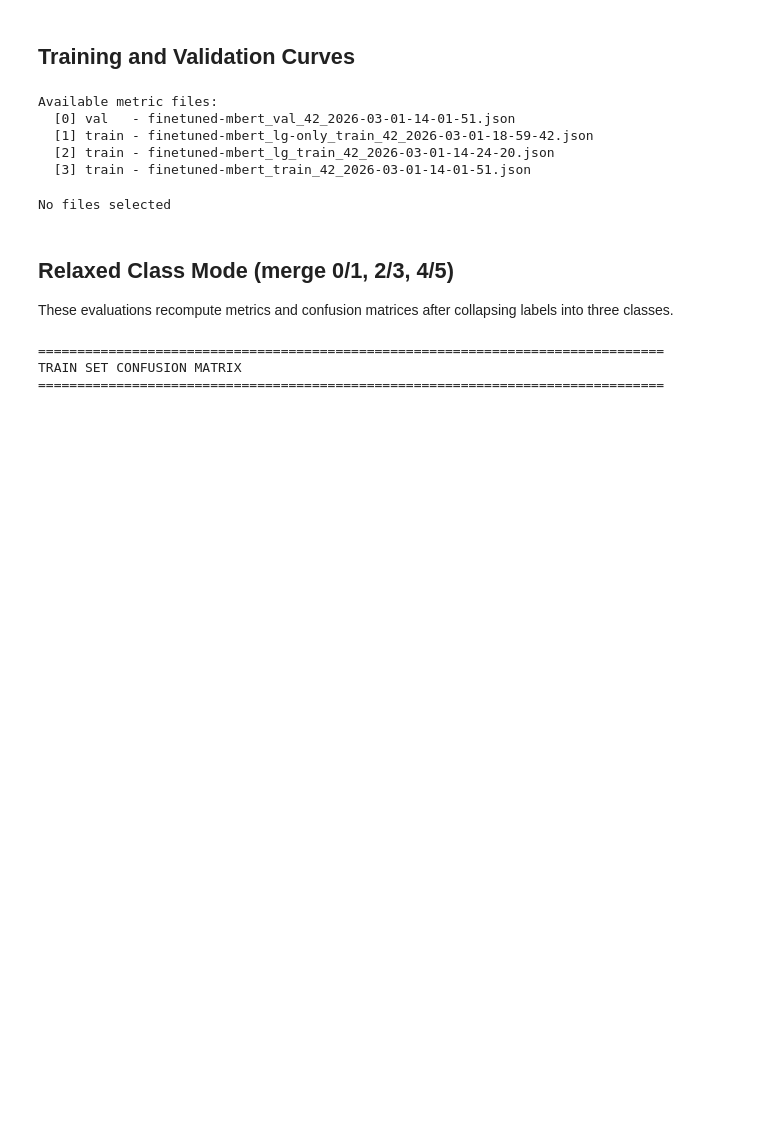
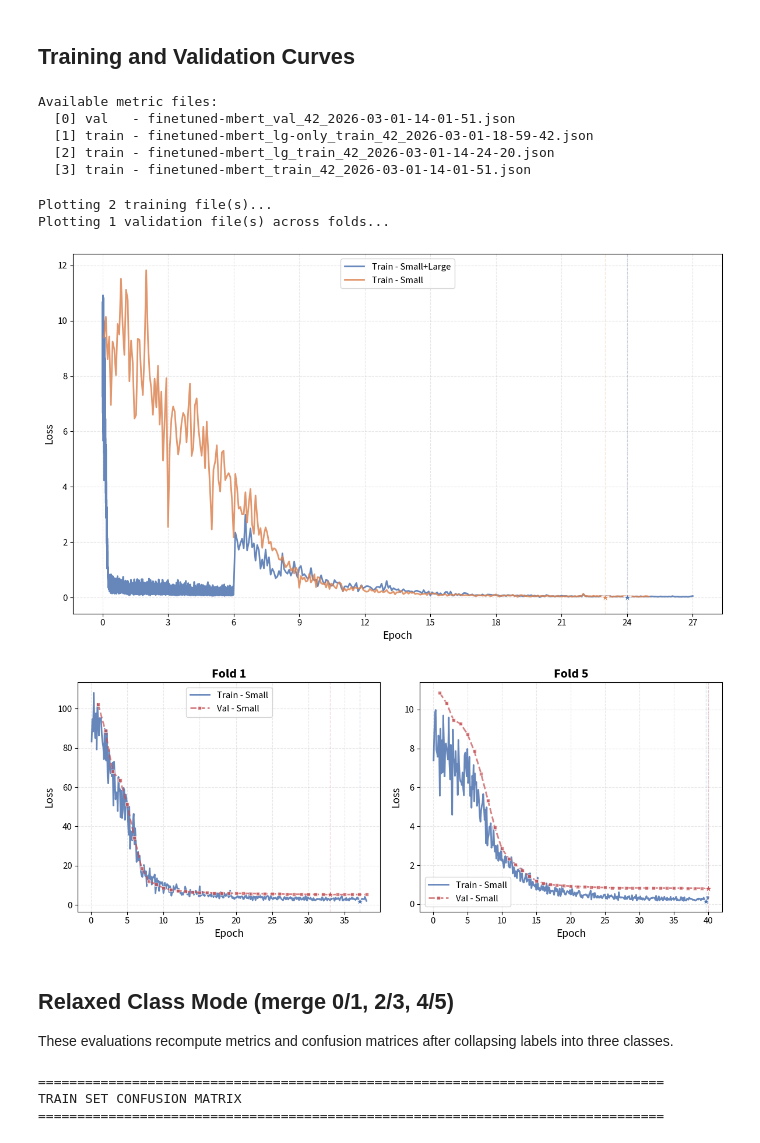
Before and after one commit to itzTerra/vis-desc, a Jupyter notebook: modules/lab/src/evaluation/encoder/encoder.ipynb, the cells around one changed output. Saved outputs shown, nothing was run; the diff lists cells and outputs as text; code cells hidden in the pictures; blank space fills up the shorter version.

```diff
--- a/modules/lab/src/evaluation/encoder/encoder.ipynb
+++ b/modules/lab/src/evaluation/encoder/encoder.ipynb
@@ -268,14 +265,17 @@ Available metric files:
   [3] train - finetuned-mbert_train_42_2026-03-01-14-01-51.json
 # %%
 # Select metric files (train or val) by index and plot
-SELECTED_FILE_INDICES = [1, 2, 3]  # e.g., [0, 3]
+SELECTED_FILE_INDICES = [0, 2, 3]  # e.g., [0, 3]
 selected_paths = [
     combined_files[i][1] for i in SELECTED_FILE_INDICES if 0 <= i < len(combined_files)
 ]
 
-visualize_metric_files(selected_paths)
+visualize_metric_files(selected_paths, folds=[1, 5])
 # %% [output]
-No files selected
+Plotting 2 training file(s)...
+Plotting 1 validation file(s) across folds...
+[figure, added]
+[figure, added]
 # %% [markdown]
 ## Relaxed Class Mode (merge 0/1, 2/3, 4/5)
 These evaluations recompute metrics and confusion matrices after collapsing labels into three classes.
```
Also changed, not shown: parts of 4 cells of this notebook, 14 other files.
